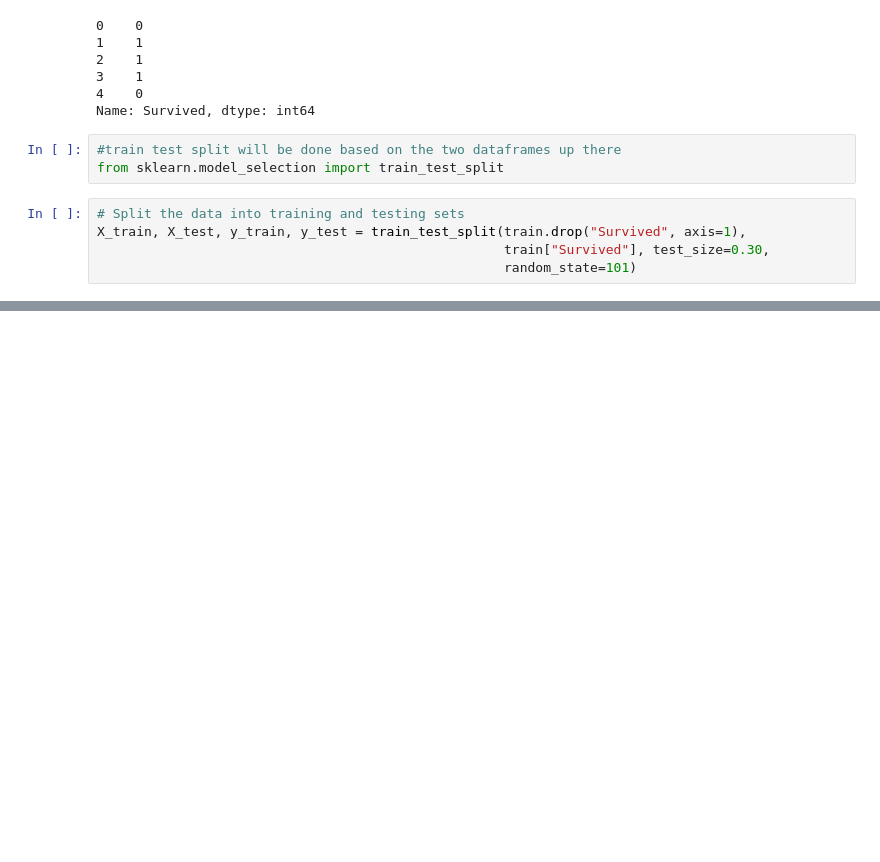
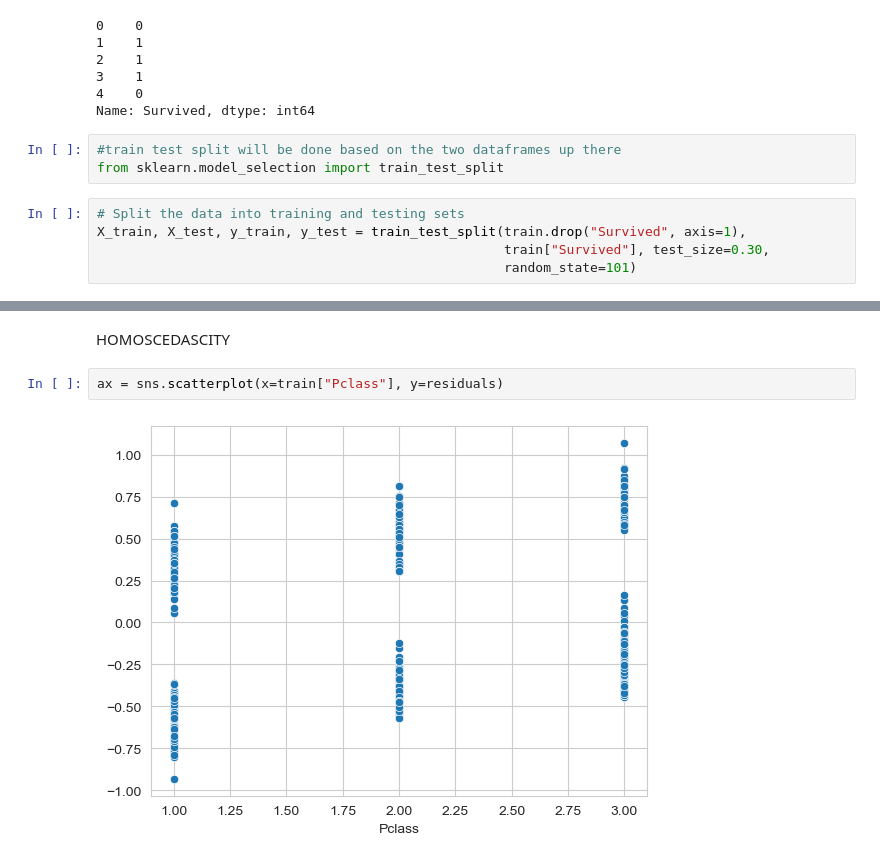
Before and after one commit to latleger/midterm_project, a Jupyter notebook: notebooks/train_EDA.ipynb, the cells around one changed output, grey strips where cells are left out. Saved outputs shown, nothing was run; the diff lists cells and outputs as text; blank space fills up the shorter version.

```diff
--- a/notebooks/train_EDA.ipynb
+++ b/notebooks/train_EDA.ipynb
@@ -281,0 +400,6 @@ X_train, X_test, y_train, y_test = train_test_split(train.drop("Survived", axis=
+# %% [markdown]
+HOMOSCEDASCITY
+# %%
+ax = sns.scatterplot(x=train["Pclass"], y=residuals)
+# %% [output]
+[figure, added]
```
Also changed, not shown: parts of 21 cells of this notebook.
